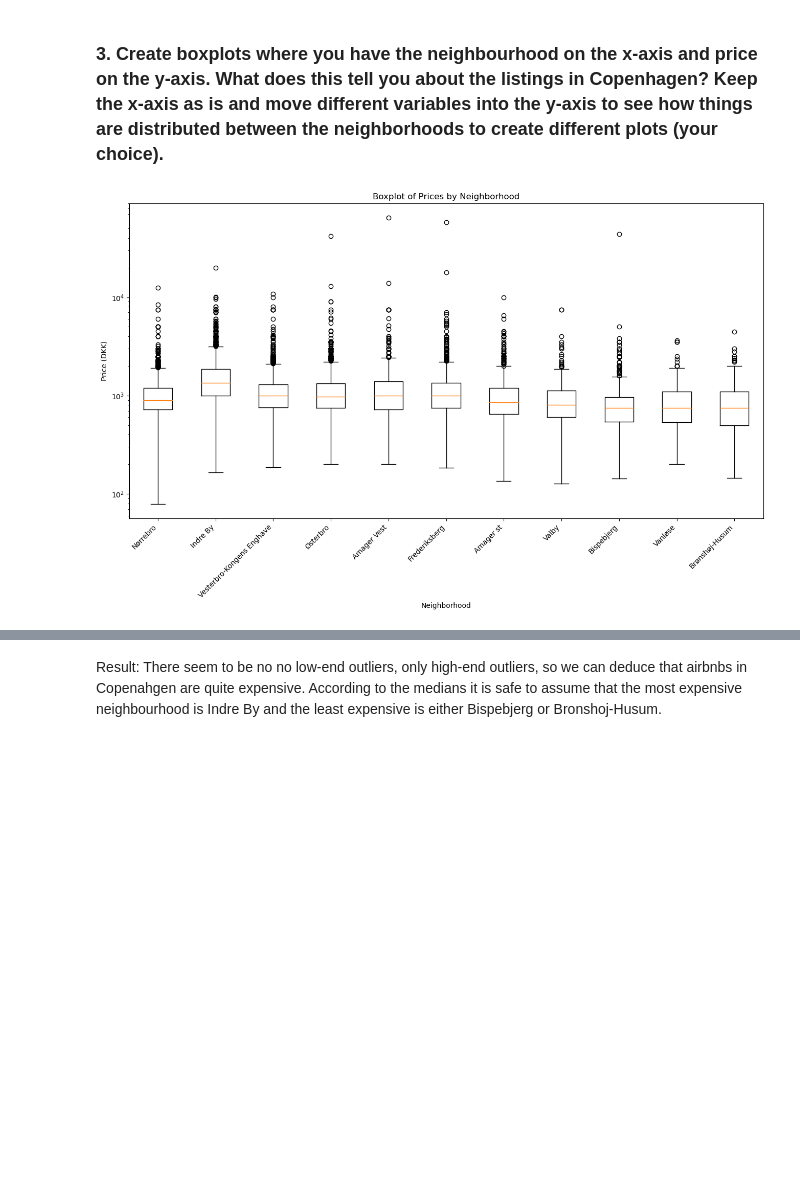
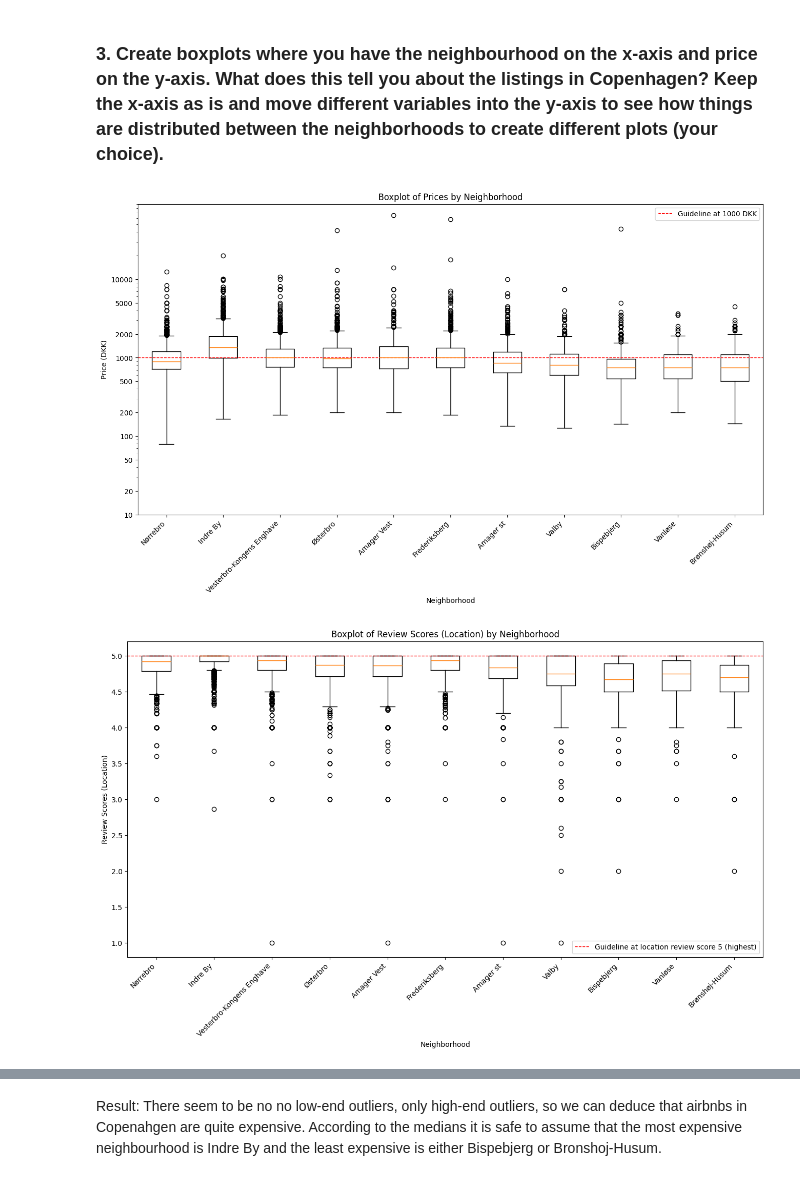
Before and after one commit to MAL-flowdemort/assignment_1, a Jupyter notebook: 1. Getting started - Copenhagen Airbnb(1).ipynb, the cells around one changed output, grey strips where cells are left out. Drawn from its saved outputs; the diff is of its cells as text; code cells hidden in the pictures; blank space fills up the shorter version.

Commit message:
update boxplots

```diff
--- a/1. Getting started - Copenhagen Airbnb(1).ipynb
+++ b/1. Getting started - Copenhagen Airbnb(1).ipynb
@@ -157,24 +164,82 @@ fig.show()
 # %%
 # State your solution here. Add more cells if needed.
 import matplotlib.pyplot as plt
 
-# data_filtered['price'] = data_filtered['price'].replace('[\$,]', '', regex=True).astype(float)
+# Boxplot of prices by neighborhood
 
 # Create a boxplot
 plt.figure(figsize=(16, 8))
 plt.boxplot([data_filtered[data_filtered['neighbourhood_cleansed'] == neighborhood]['price'] for neighborhood in data_filtered['neighbourhood_cleansed'].unique()],
             labels=data_filtered['neighbourhood_cleansed'].unique())
 
 # Rotate x-axis labels for better readability
 plt.xticks(rotation=45, ha='right')
 plt.yscale('log', base=10)
 
+# Add more guide values on the y-axis
+guide_values = [10, 20, 50, 100, 200, 500, 1000, 2000, 5000, 10000]
+plt.yticks(guide_values, [str(value) for value in guide_values])
+
 # Set labels and title
 plt.xlabel('Neighborhood')
 plt.ylabel('Price (DKK)')
 plt.title('Boxplot of Prices by Neighborhood')
 
+# Add a guideline at a specific y-axis value
+plt.axhline(y=1000, color='red', linestyle='--', linewidth=1, label='Guideline at 1000 DKK')
+
+# Show the legend
+plt.legend()
+
 # Show the plot
 plt.show()
+
+# Boxplot of review scores location by neighborhood
+
+# Create a boxplot
+plt.figure(figsize=(16, 8))
+plt.boxplot([data_filtered[data_filtered['neighbourhood_cleansed'] == neighborhood]['review_scores_location'] for neighborhood in data_filtered['neighbourhood_cleansed'].unique()],
+            labels=data_filtered['neighbourhood_cleansed'].unique())
+
+
+# Rotate x-axis labels for better readability
+plt.xticks(rotation=45, ha='right')
+
+# Set labels and title
+plt.xlabel('Neighborhood')
+plt.ylabel('Review Scores (Location)')
+plt.title('Boxplot of Review Scores (Location) by Neighborhood')
+
+# Add a guideline at a specific y-axis value
+plt.axhline(y=5, color='red', linestyle='--', linewidth=1, label='Guideline at location review score 5 (highest)')
+
+# Show the legend
+plt.legend()
+
+# Show the plot
+plt.show()
+
+# Create a boxplot for review_scores_value
+plt.figure(figsize=(16, 8))
+plt.boxplot([data_filtered[data_filtered['neighbourhood_cleansed'] == neighborhood]['review_scores_value'] for neighborhood in data_filtered['neighbourhood_cleansed'].unique()],
+            labels=data_filtered['neighbourhood_cleansed'].unique())
+
+# Rotate x-axis labels for better readability
+plt.xticks(rotation=45, ha='right')
+
+# Set labels and title
+plt.xlabel('Neighborhood')
+plt.ylabel('Review Scores (Value)')
+plt.title('Boxplot of Review Scores (Value) by Neighborhood')
+
+# Add a guideline at a specific y-axis value
+plt.axhline(y=4.7, color='red', linestyle='--', linewidth=1, label='Guideline at value review score 4.7')
+
+# Show the legend
+plt.legend()
+
+# Show the plot
+plt.show()
 # %% [output]
-[figure, old version]
+[figure, new version]
+[figure, added]
```
Also changed, not shown: parts of 4 cells of this notebook.
